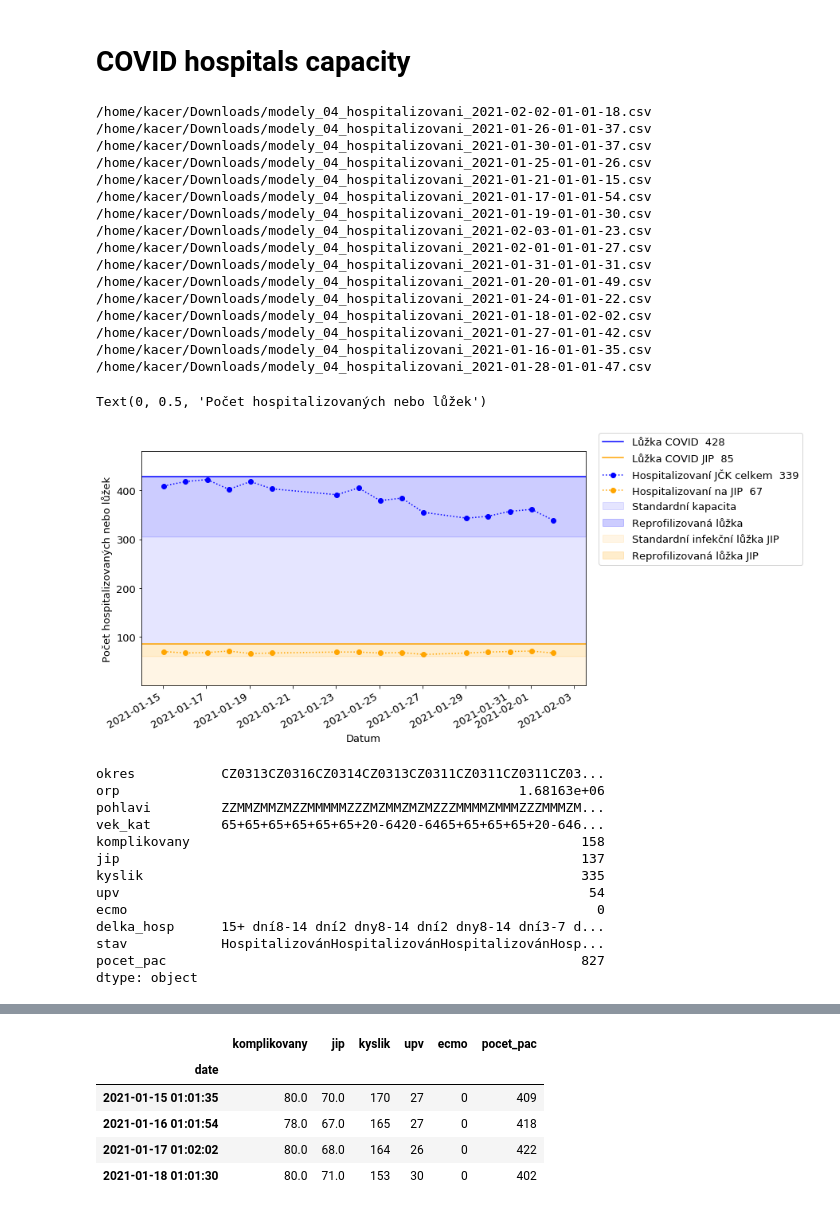
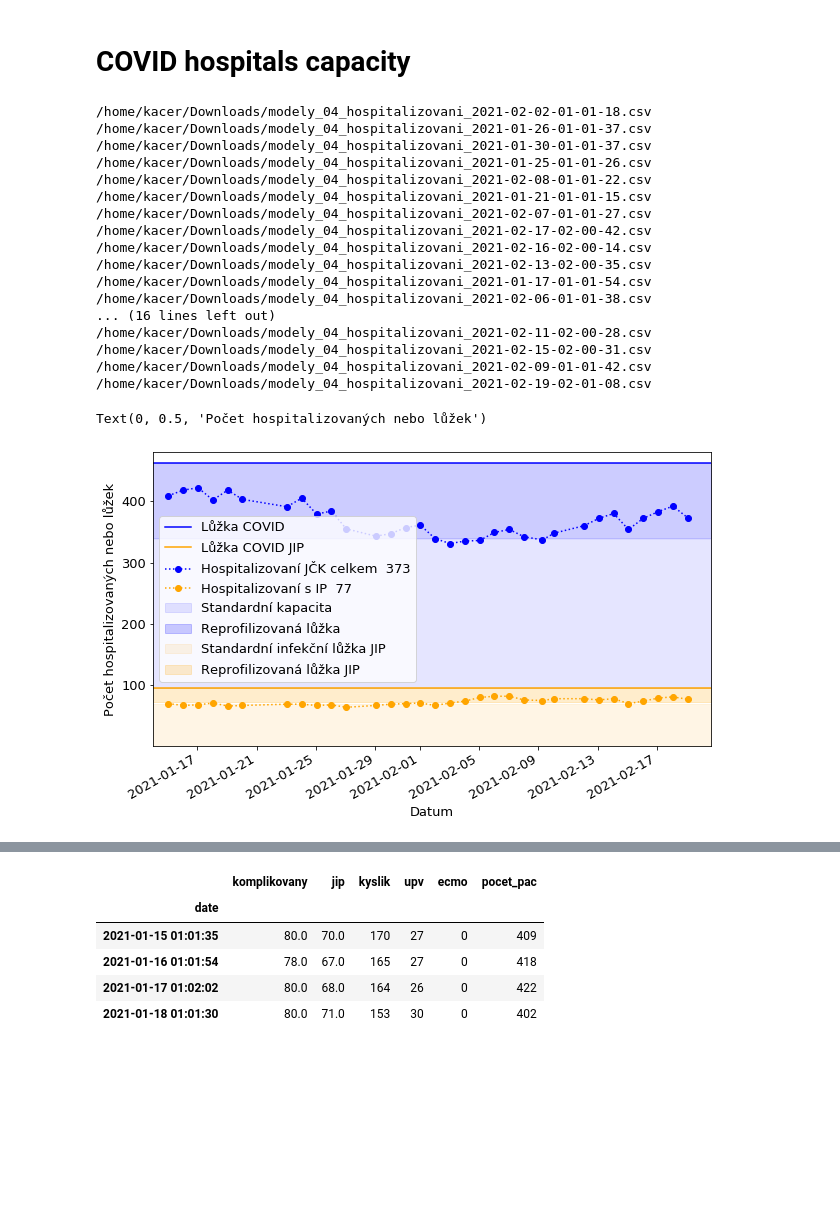
Before and after one commit to kakl/covid, a Jupyter notebook: covid.ipynb, the cells around one changed output, grey strips where cells are left out. Drawn from its saved outputs; the diff is of its cells as text; code cells hidden in the pictures; blank space fills up the shorter version.

```diff
--- a/covid.ipynb
+++ b/covid.ipynb
@@ -104,64 +104,54 @@ VOLNA_JIP = REPROFIL_VOLNA_JIP
 PLANOVANA = REPROFIL_PLANOVANA + REPROFIL_PLANOVANA_JIP - REPROFIL_SKUTECNA  - REPROFIL_SKUTECNA_JIP
 hospitalizovani.set_index('date',inplace=True)
 xx = hospitalizovani.groupby(['date']).sum()
-plt.plot([FROM,TO],[int(xx.iloc[-1]['pocet_pac']+VOLNA),int(xx.iloc[-1]['pocet_pac']+VOLNA)], label='Lůžka COVID  '+str(int(xx.iloc[-1]['pocet_pac']+VOLNA)), color='blue')
-plt.fill_between([FROM,TO],[int(xx.iloc[-1]['pocet_pac']+VOLNA-REPROFIL_SKUTECNA-2),int(xx.iloc[-1]['pocet_pac']+VOLNA-REPROFIL_SKUTECNA-2)],[int(xx.iloc[-1]['jip']+VOLNA_JIP),int(xx.iloc[-1]['jip']+VOLNA_JIP)], label='Standardní kapacita', color='blue', alpha=0.1)
+#plt.plot([FROM,TO],[int(xx.iloc[-1]['pocet_pac']+VOLNA),int(xx.iloc[-1]['pocet_pac']+VOLNA)], label='Lůžka COVID  '+str(int(xx.iloc[-1]['pocet_pac']+VOLNA)), color='blue')
+plt.plot([FROM,TO],[int(xx.iloc[-1]['pocet_pac']+VOLNA),int(xx.iloc[-1]['pocet_pac']+VOLNA)], label='Lůžka COVID', color='blue')
+plt.fill_between([FROM,TO],[int(xx.iloc[-1]['pocet_pac']+VOLNA-REPROFIL_SKUTECNA-1),int(xx.iloc[-1]['pocet_pac']+VOLNA-REPROFIL_SKUTECNA-1)],[int(xx.iloc[-1]['jip']+VOLNA_JIP),int(xx.iloc[-1]['jip']+VOLNA_JIP)], label='Standardní kapacita', color='blue', alpha=0.1)
 plt.fill_between([FROM,TO],[int(xx.iloc[-1]['pocet_pac']+VOLNA),int(xx.iloc[-1]['pocet_pac']+VOLNA)],[int(xx.iloc[-1]['pocet_pac']+VOLNA-REPROFIL_SKUTECNA),int(xx.iloc[-1]['pocet_pac']+VOLNA-REPROFIL_SKUTECNA)], label='Reprofilizovaná lůžka', color='blue', alpha=0.2)
 
-plt.plot([FROM,TO],[int(xx.iloc[-1]['jip']+VOLNA_JIP),int(xx.iloc[-1]['jip']+VOLNA_JIP)], label='Lůžka COVID JIP  '+str(int(xx.iloc[-1]['jip']+VOLNA_JIP)), color = 'orange')
+#plt.plot([FROM,TO],[int(xx.iloc[-1]['jip']+VOLNA_JIP),int(xx.iloc[-1]['jip']+VOLNA_JIP)], label='Lůžka COVID JIP  '+str(int(xx.iloc[-1]['jip']+VOLNA_JIP)), color = 'orange')
+plt.plot([FROM,TO],[int(xx.iloc[-1]['jip']+VOLNA_JIP),int(xx.iloc[-1]['jip']+VOLNA_JIP)], label='Lůžka COVID JIP', color = 'orange')
 plt.fill_between([FROM,TO],[int(xx.iloc[-1]['jip']+VOLNA_JIP-REPROFIL_SKUTECNA_JIP-2),int(xx.iloc[-1]['jip']+VOLNA_JIP-REPROFIL_SKUTECNA_JIP)-2],[0,0], label='Standardní infekční lůžka JIP',color='orange', alpha=0.1)
 plt.fill_between([FROM,TO],[int(xx.iloc[-1]['jip']+VOLNA_JIP),int(xx.iloc[-1]['jip']+VOLNA_JIP)],[int(xx.iloc[-1]['jip']+VOLNA_JIP-REPROFIL_SKUTECNA_JIP),int(xx.iloc[-1]['jip']+VOLNA_JIP-REPROFIL_SKUTECNA_JIP)], label='Reprofilizovaná lůžka JIP', color='orange', alpha=0.2)
 
 
 #plt.plot([FROM,TO],[int(xx.iloc[-1]['pocet_pac']+VOLNA + PLANOVANA),int(xx.iloc[-1]['pocet_pac']+VOLNA + PLANOVANA)], label='Lůžka COVID plánovaná  '+str(int(xx.iloc[-1]['pocet_pac']+VOLNA + PLANOVANA)), color='green')
 #plt.fill_between([FROM,TO],[int(xx.iloc[-1]['pocet_pac']+VOLNA),int(xx.iloc[-1]['pocet_pac']+VOLNA)],[int(xx.iloc[-1]['pocet_pac']+VOLNA + PLANOVANA),int(xx.iloc[-1]['pocet_pac']+VOLNA + PLANOVANA)] ,  color='green', alpha=0.05)
 
 (xx['pocet_pac']).plot(marker='o', linestyle=':', label="Hospitalizovaní JČK celkem  " + str(int(xx.iloc[-1]['pocet_pac'])), color='blue')
-(xx['jip']).plot(marker='o', linestyle=':', label="Hospitalizovaní na JIP  " + str(int(xx.iloc[-1]['jip'])), color='orange')
+(xx['jip']).plot(marker='o', linestyle=':', label="Hospitalizovaní s IP  " + str(int(xx.iloc[-1]['jip'])), color='orange')
 #(xx['kyslik']).plot(marker='o', linestyle=':', label="Kyslík  " + str(int(xx.iloc[-1]['kyslik'])))
 #(xx['upv']).plot(marker='o', linestyle=':', label="UPV  " + str(int(xx.iloc[-1]['upv'])))
 #plt.annotate(str(xx['jip']),xx.index,xx['jip'], label="Hospitalizovaní JČK JIP")
-plt.legend(bbox_to_anchor=(1.5, 1.1))
+
+#plt.legend(bbox_to_anchor=(1, 1.1))
+plt.legend()
+
 #from matplotlib.dates import DayLocator, HourLocator, DateFormatter, drange
 #ax.xaxis.set_major_locator(DayLocator())
 #plt.major_locator(DayLocator())
 plt.ylim(1,480)
 plt.xlabel('Datum')
 plt.ylabel('Počet hospitalizovaných nebo lůžek')
 #plt.xlim('2021-01-14','2021-01-24')
 #plt.yscale('log')
 # %% [output]
 /home/kacer/Downloads/modely_04_hospitalizovani_2021-02-02-01-01-18.csv
 /home/kacer/Downloads/modely_04_hospitalizovani_2021-01-26-01-01-37.csv
 /home/kacer/Downloads/modely_04_hospitalizovani_2021-01-30-01-01-37.csv
 /home/kacer/Downloads/modely_04_hospitalizovani_2021-01-25-01-01-26.csv
+/home/kacer/Downloads/modely_04_hospitalizovani_2021-02-08-01-01-22.csv
 /home/kacer/Downloads/modely_04_hospitalizovani_2021-01-21-01-01-15.csv
+/home/kacer/Downloads/modely_04_hospitalizovani_2021-02-07-01-01-27.csv
+/home/kacer/Downloads/modely_04_hospitalizovani_2021-02-17-02-00-42.csv
+/home/kacer/Downloads/modely_04_hospitalizovani_2021-02-16-02-00-14.csv
+/home/kacer/Downloads/modely_04_hospitalizovani_2021-02-13-02-00-35.csv
 /home/kacer/Downloads/modely_04_hospitalizovani_2021-01-17-01-01-54.csv
-/home/kacer/Downloads/modely_04_hospitalizovani_2021-01-19-01-01-30.csv
-/home/kacer/Downloads/modely_04_hospitalizovani_2021-02-03-01-01-23.csv
-/home/kacer/Downloads/modely_04_hospitalizovani_2021-02-01-01-01-27.csv
-/home/kacer/Downloads/modely_04_hospitalizovani_2021-01-31-01-01-31.csv
-/home/kacer/Downloads/modely_04_hospitalizovani_2021-01-20-01-01-49.csv
-/home/kacer/Downloads/modely_04_hospitalizovani_2021-01-24-01-01-22.csv
-/home/kacer/Downloads/modely_04_hospitalizovani_2021-01-18-01-02-02.csv
-/home/kacer/Downloads/modely_04_hospitalizovani_2021-01-27-01-01-42.csv
-/home/kacer/Downloads/modely_04_hospitalizovani_2021-01-16-01-01-35.csv
-/home/kacer/Downloads/modely_04_hospitalizovani_2021-01-28-01-01-47.csv
+/home/kacer/Downloads/modely_04_hospitalizovani_2021-02-06-01-01-38.csv
+... (16 lines left out)
+/home/kacer/Downloads/modely_04_hospitalizovani_2021-02-11-02-00-28.csv
+/home/kacer/Downloads/modely_04_hospitalizovani_2021-02-15-02-00-31.csv
+/home/kacer/Downloads/modely_04_hospitalizovani_2021-02-09-01-01-42.csv
+/home/kacer/Downloads/modely_04_hospitalizovani_2021-02-19-02-01-08.csv
 Text(0, 0.5, 'Počet hospitalizovaných nebo lůžek')
-[figure, old version]
+[figure, new version]
-# %%
-hospitalizovani['2021'].sum()
-# %% [output]
-okres           CZ0313CZ0316CZ0314CZ0313CZ0311CZ0311CZ0311CZ03...
-orp                                                   1.68163e+06
-pohlavi         ZZMMZMMZMZZMMMMMZZZMZMMZMZMZZZMMMMZMMMZZZMMMZM...
-vek_kat         65+65+65+65+65+65+20-6420-6465+65+65+65+20-646...
-komplikovany                                                  158
-jip                                                           137
-kyslik                                                        335
-upv                                                            54
-ecmo                                                            0
-delka_hosp      15+ dní8-14 dní2 dny8-14 dní2 dny8-14 dní3-7 d...
-stav            HospitalizovánHospitalizovánHospitalizovánHosp...
-pocet_pac                                                     827
-dtype: object
```
Also changed, not shown: parts of 3 cells of this notebook.
